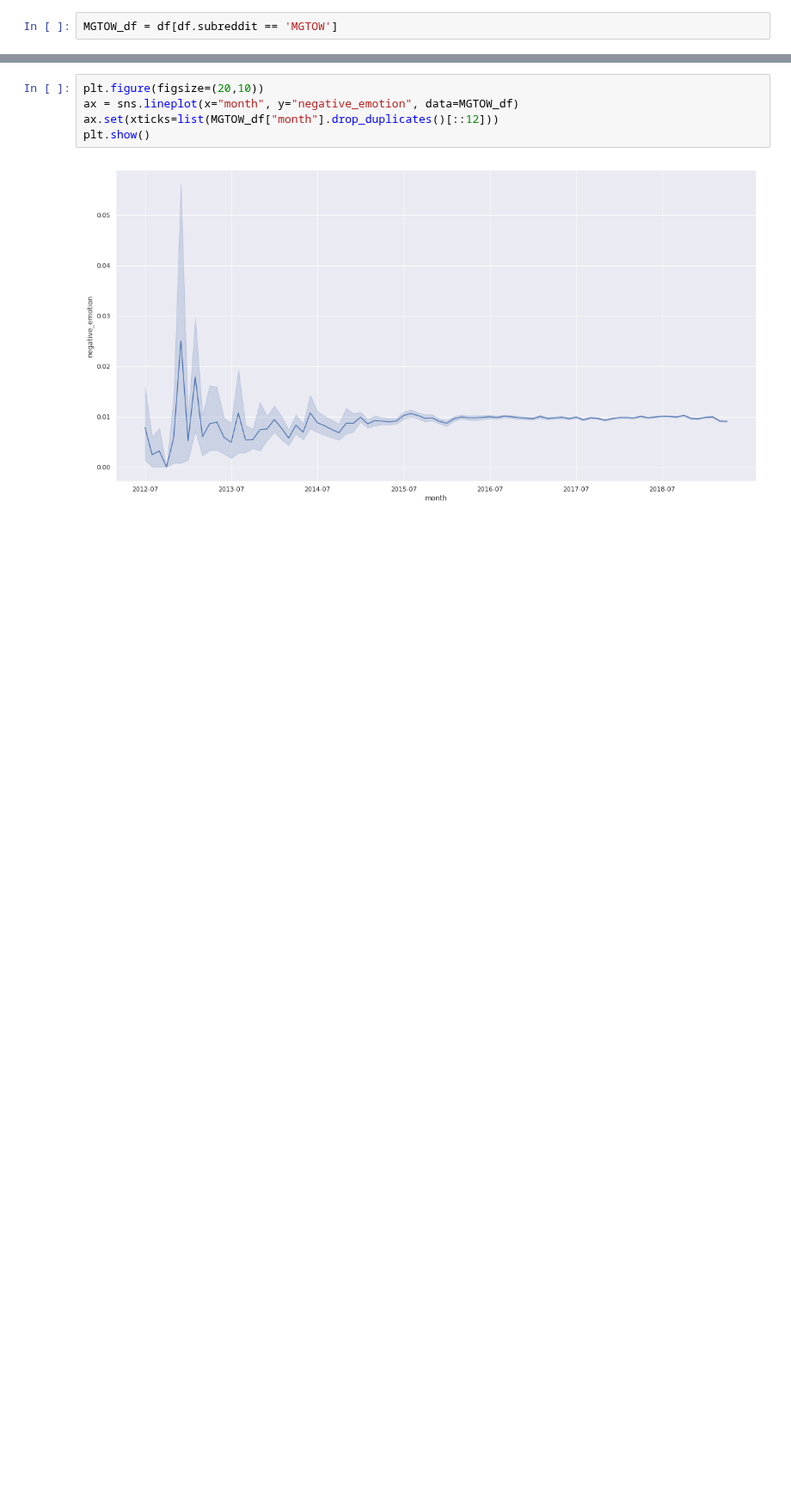
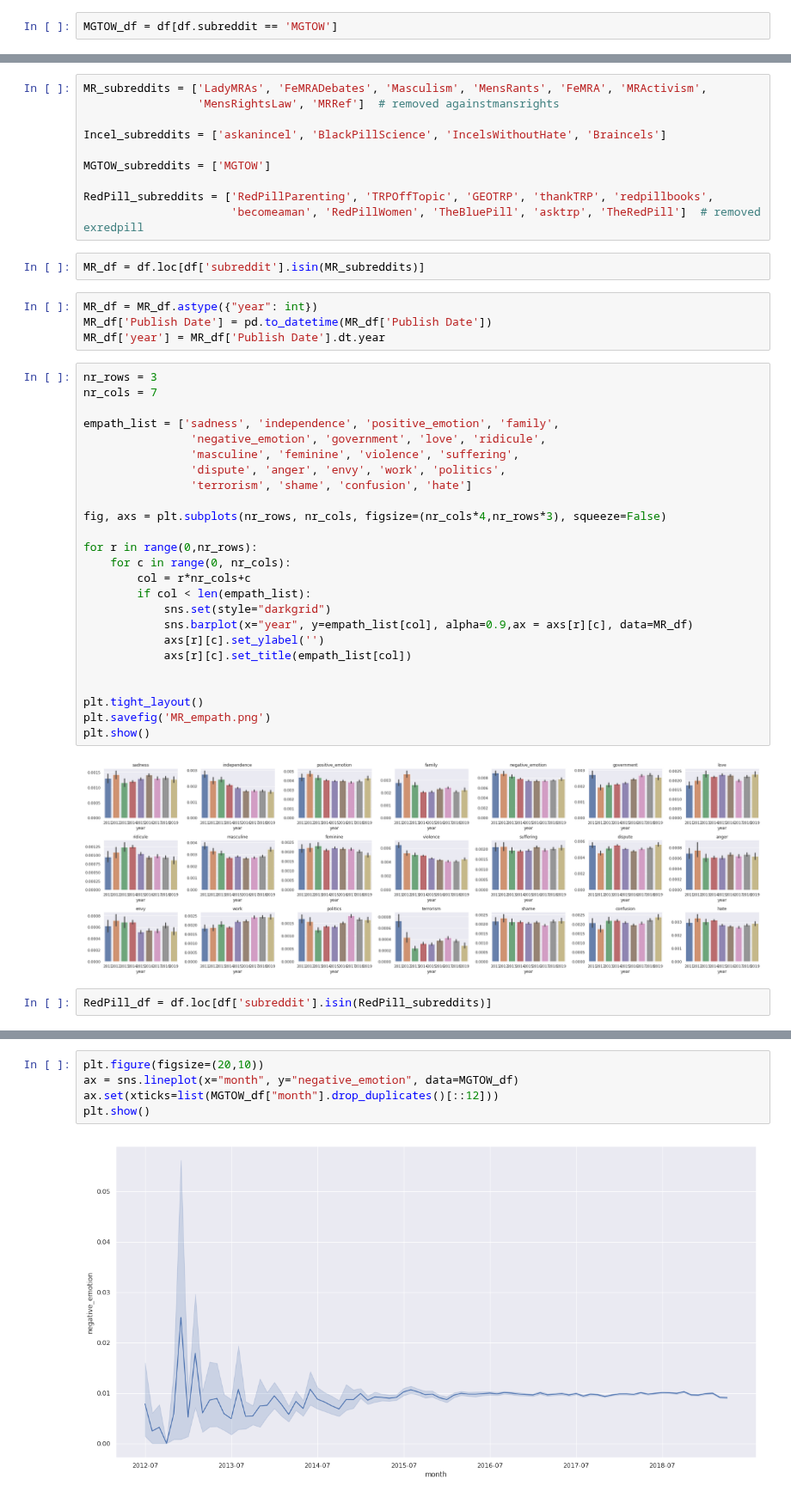
Before and after one commit to EmanuelHappy/Data-Science, a Jupyter notebook: _PushshiftReddit/empath/empath normalized + bootstrap.ipynb, the cells around one changed output, grey strips where cells are left out. Shown at 86% size. Drawn from its saved outputs; the diff is of its cells as text; blank space fills up the shorter version.

```diff
--- a/_PushshiftReddit/empath/empath normalized + bootstrap.ipynb
+++ b/_PushshiftReddit/empath/empath normalized + bootstrap.ipynb
@@ -40,0 +78,45 @@ MGTOW_df.head()
+# %%
+MR_subreddits = ['LadyMRAs', 'FeMRADebates', 'Masculism', 'MensRants', 'FeMRA', 'MRActivism',
+                 'MensRightsLaw', 'MRRef']  # removed againstmansrights
+
+Incel_subreddits = ['askanincel', 'BlackPillScience', 'IncelsWithoutHate', 'Braincels']
+
+MGTOW_subreddits = ['MGTOW']
+
+RedPill_subreddits = ['RedPillParenting', 'TRPOffTopic', 'GEOTRP', 'thankTRP', 'redpillbooks',
+                      'becomeaman', 'RedPillWomen', 'TheBluePill', 'asktrp', 'TheRedPill']  # removed exredpill
+# %%
+MR_df = df.loc[df['subreddit'].isin(MR_subreddits)]
+# %%
+MR_df = MR_df.astype({"year": int})
+MR_df['Publish Date'] = pd.to_datetime(MR_df['Publish Date'])
+MR_df['year'] = MR_df['Publish Date'].dt.year
+# %%
+nr_rows = 3
+nr_cols = 7
+
+empath_list = ['sadness', 'independence', 'positive_emotion', 'family',
+                'negative_emotion', 'government', 'love', 'ridicule',
+                'masculine', 'feminine', 'violence', 'suffering',
+                'dispute', 'anger', 'envy', 'work', 'politics',
+                'terrorism', 'shame', 'confusion', 'hate']
+
+fig, axs = plt.subplots(nr_rows, nr_cols, figsize=(nr_cols*4,nr_rows*3), squeeze=False)
+
+for r in range(0,nr_rows):
+    for c in range(0, nr_cols):
+        col = r*nr_cols+c
+        if col < len(empath_list):
+            sns.set(style="darkgrid")
+            sns.barplot(x="year", y=empath_list[col], alpha=0.9,ax = axs[r][c], data=MR_df)
+            axs[r][c].set_ylabel('')
+            axs[r][c].set_title(empath_list[col])
+
+
+plt.tight_layout()
+plt.savefig('MR_empath.png')
+plt.show()
+# %% [output]
+[figure, added]
+# %%
+RedPill_df = df.loc[df['subreddit'].isin(RedPill_subreddits)]
```
Also changed, not shown: parts of 17 cells of this notebook, 6 other files.
